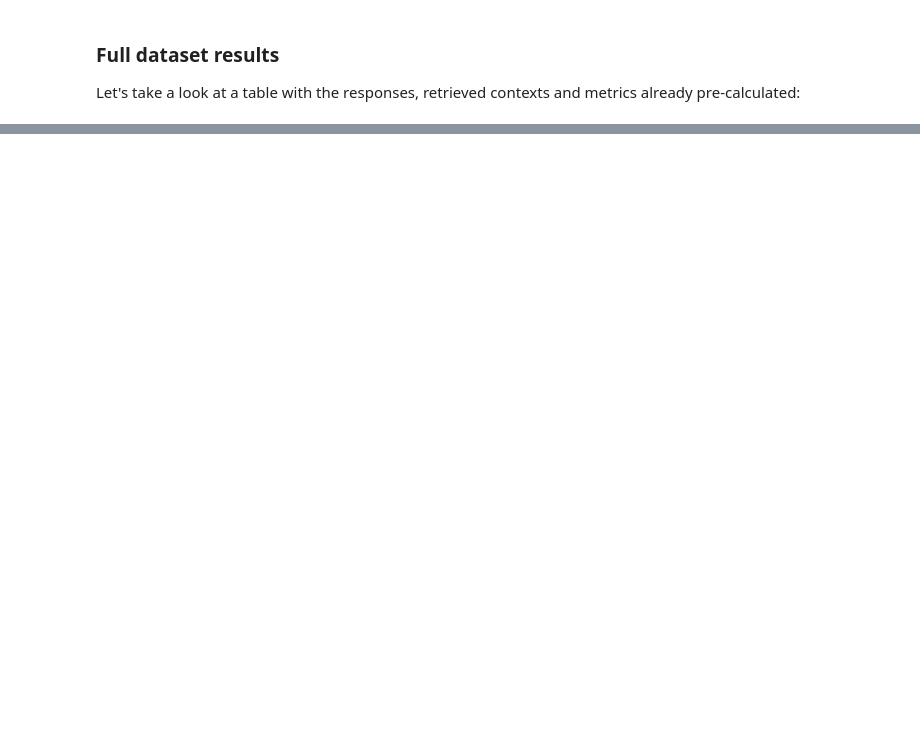
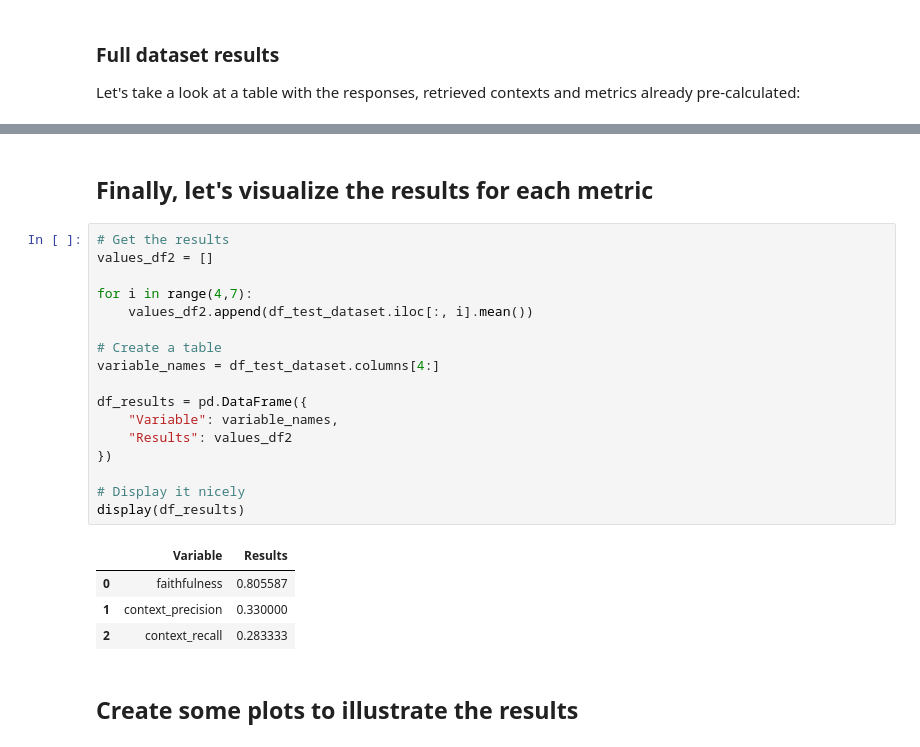
Before and after one commit to gustavo-pabon/tc-2025, a Jupyter notebook: 01-create your copilot.ipynb, the cells around one changed output, grey strips where cells are left out. Drawn from its saved outputs; the diff is of its cells as text; blank space fills up the shorter version.

```diff
--- a/01-create your copilot.ipynb
+++ b/01-create your copilot.ipynb
@@ -518,3 +512,29 @@ df_test_dataset.head(20)
 | 17 | Did Google reach its intended Was... | [BUILDING BETTER DEVICES AND SERV... | Yes, Google reached its intended ... | No, this target has not been met ... | 0.500000 | 1.0 | 0.500000 |
 | 18 | How many EV charging locations we... | [This guidance does not recognize... | The provided information does not... | 200000 | 1.000000 | 0.0 | 0.000000 |
 | 19 | On what page of the report can I ... | [Employee Recruitment, Inclusion ... | The performance highlights for th... | The performance highlights for Em... | 1.000000 | 0.0 | 0.000000 |
+# %% [markdown]
+## Finally, let's visualize the results for each metric
+# %%
+# Get the results
+values_df2 = []
+
+for i in range(4,7):
+    values_df2.append(df_test_dataset.iloc[:, i].mean())
+
+# Create a table
+variable_names = df_test_dataset.columns[4:]
+
+df_results = pd.DataFrame({
+    "Variable": variable_names,
+    "Results": values_df2
+})
+
+# Display it nicely
+display(df_results)
+# %% [output]
+|  | Variable | Results |
+| 0 | faithfulness | 0.805587 |
+| 1 | context_precision | 0.330000 |
+| 2 | context_recall | 0.283333 |
+# %% [markdown]
+## Create some plots to illustrate the results
```
Also changed, not shown: parts of 17 cells of this notebook.
